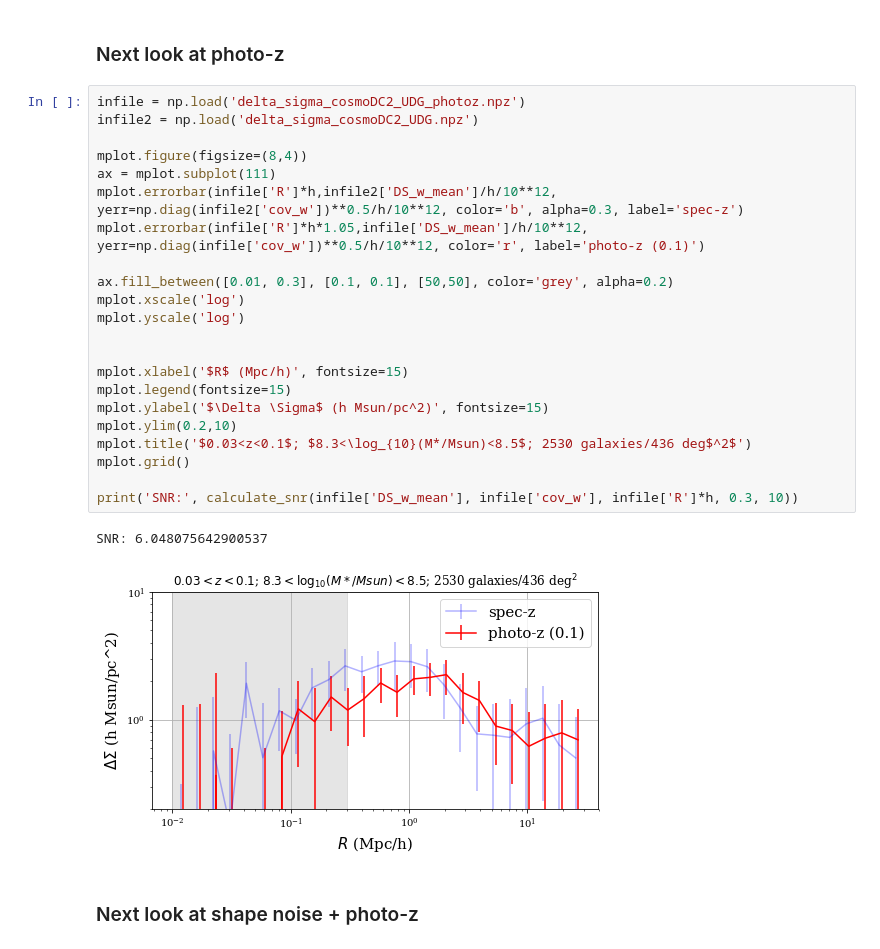
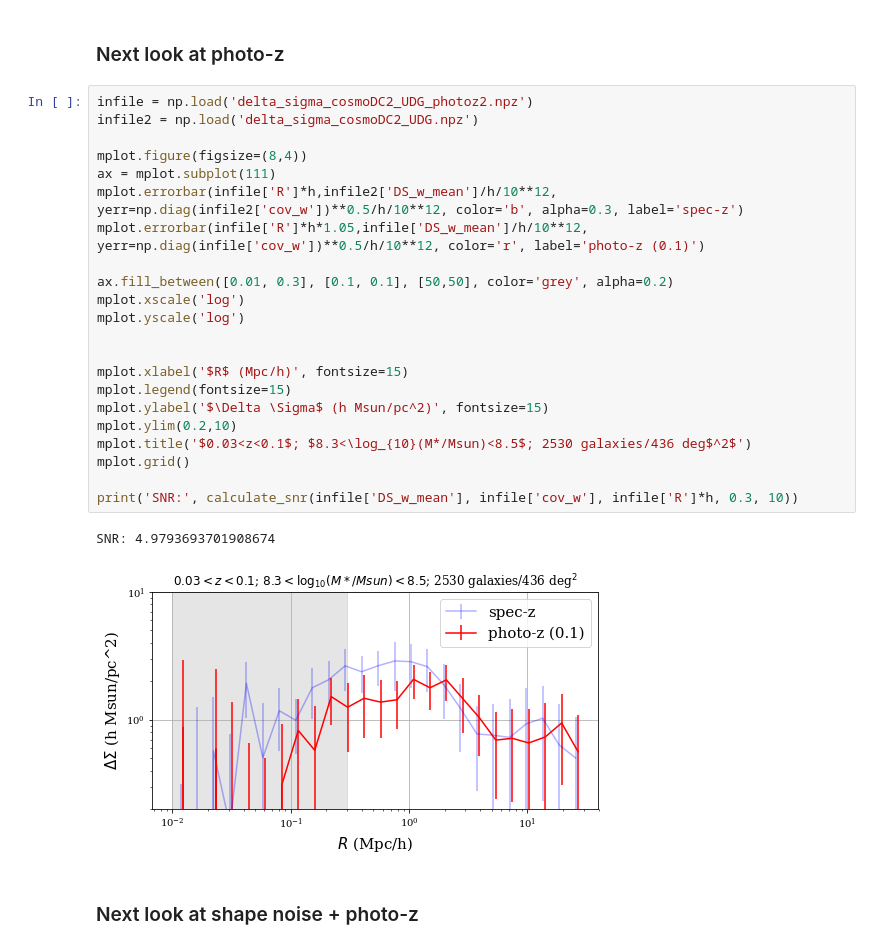
Before and after one commit to chihway/Notebooks_to_shape, a Jupyter notebook: UDG/UDG_lensing_prediction_with_DC2Catalog.ipynb, the cells around one changed output. Saved outputs shown, nothing was run; the diff lists cells and outputs as text.

Commit message:
update photo-z catalog

```diff
--- a/UDG/UDG_lensing_prediction_with_DC2Catalog.ipynb
+++ b/UDG/UDG_lensing_prediction_with_DC2Catalog.ipynb
@@ -324,30 +324,30 @@ SNR: 3.955940691983861
 # %% [markdown]
 ### Next look at photo-z
 # %%
-infile = np.load('delta_sigma_cosmoDC2_UDG_photoz.npz')
+infile = np.load('delta_sigma_cosmoDC2_UDG_photoz2.npz')
 infile2 = np.load('delta_sigma_cosmoDC2_UDG.npz')
 
 mplot.figure(figsize=(8,4))
 ax = mplot.subplot(111)
 mplot.errorbar(infile['R']*h,infile2['DS_w_mean']/h/10**12, yerr=np.diag(infile2['cov_w'])**0.5/h/10**12, color='b', alpha=0.3, label='spec-z')
 mplot.errorbar(infile['R']*h*1.05,infile['DS_w_mean']/h/10**12, yerr=np.diag(infile['cov_w'])**0.5/h/10**12, color='r', label='photo-z (0.1)')
 
 ax.fill_between([0.01, 0.3], [0.1, 0.1], [50,50], color='grey', alpha=0.2)
 mplot.xscale('log')
 mplot.yscale('log')
 
 
 mplot.xlabel('$R$ (Mpc/h)', fontsize=15)
 mplot.legend(fontsize=15)
 mplot.ylabel('$\Delta \Sigma$ (h Msun/pc^2)', fontsize=15)
 mplot.ylim(0.2,10)
 mplot.title('$0.03<z<0.1$; $8.3<\log_{10}(M*/Msun)<8.5$; 2530 galaxies/436 deg$^2$')
 mplot.grid()
 
 print('SNR:', calculate_snr(infile['DS_w_mean'], infile['cov_w'], infile['R']*h, 0.3, 10))
 # %% [output]
-SNR: 6.048075642900537
+SNR: 4.9793693701908674
-[figure, old version]
+[figure, new version]
 # %% [markdown]
 ### Next look at shape noise + photo-z
 # %%
```
Also changed, not shown: parts of 1 cell of this notebook.
